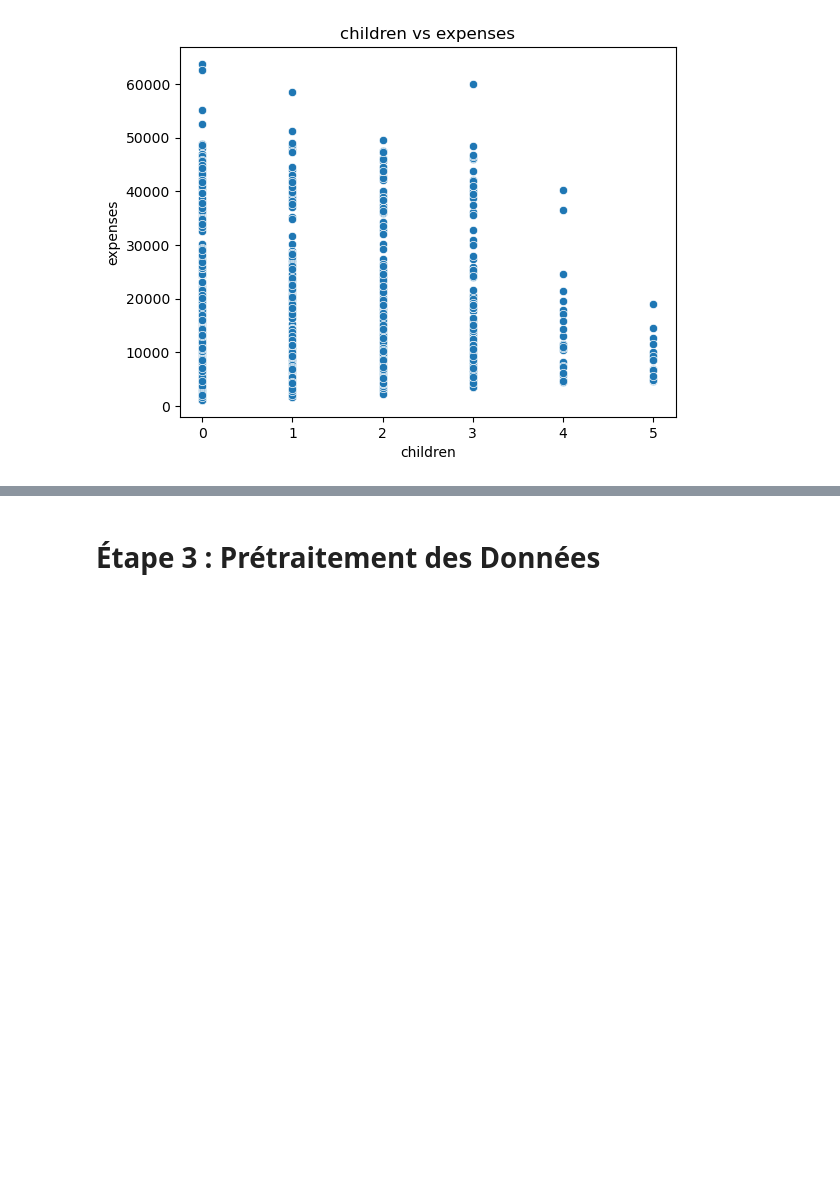
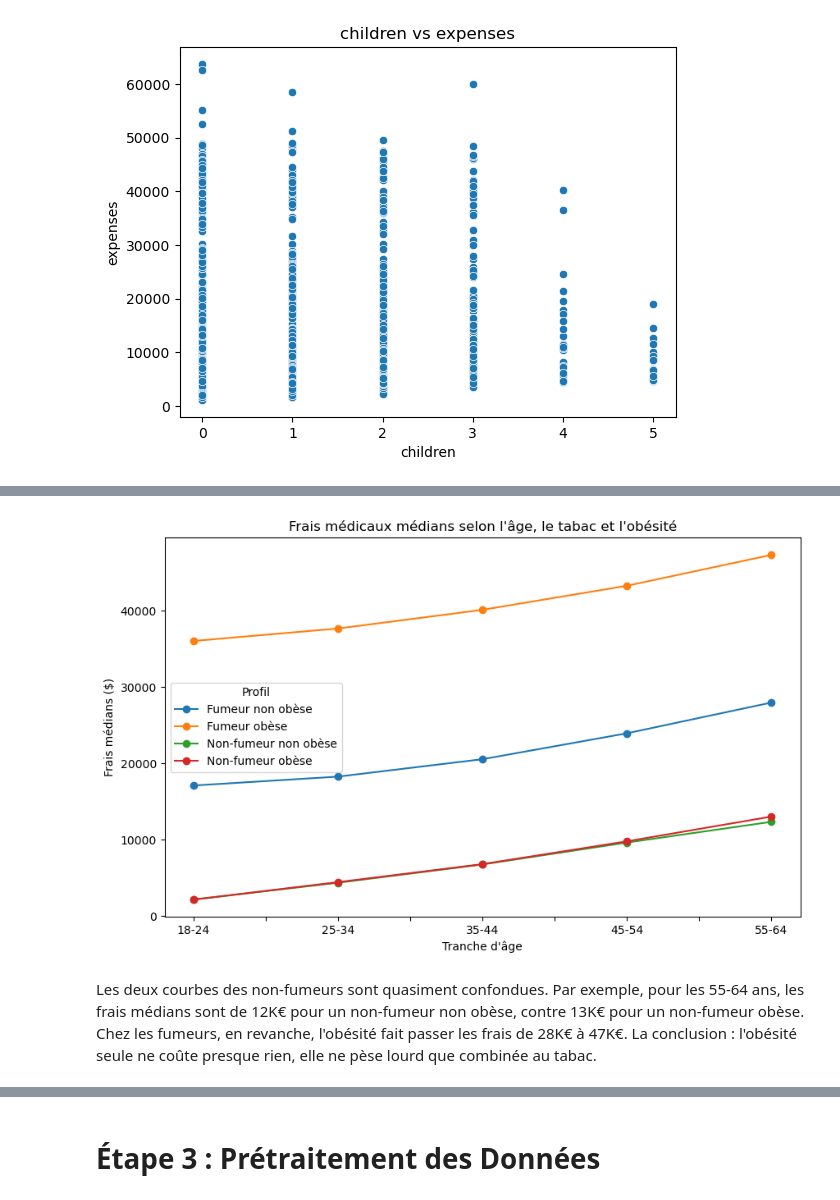
Before and after one commit to MounaMILADI/Projet-Aegis-health-coverage, a Jupyter notebook: Insurance.ipynb, the cells around one changed output, grey strips where cells are left out. Cells and saved outputs as stored; diff of their text form; code cells hidden in the pictures; blank space fills up the shorter version.

Commit message:
Mise à jour du notebook : introduction et profils de risque

```diff
--- a/Insurance.ipynb
+++ b/Insurance.ipynb
@@ -281,0 +317,15 @@ plt.show()
+# %%
+# Regroupement des assurés en 4 profils de risque, à partir du statut fumeur
+# et de l'IMC (seuil de l'obésité selon l'OMS : IMC >= 30), puis calcul des frais
+# médians par tranche d'âge, pour chiffrer l'effet combiné du tabac et de l'obésité
+def profil_risque(ligne):
+    tabac = "Fumeur" if ligne["smoker"] == "yes" else "Non-fumeur"
+    poids = "obèse" if ligne["bmi"] >= 30 else "non obèse"
+    return f"{tabac} {poids}"
+
+profils = df.assign(
+    profil=df.apply(profil_risque, axis=1),
+    tranche_age=pd.cut(df["age"], bins=[17, 24, 34, 44, 54, 64],
+                       labels=["18-24", "25-34", "35-44", "45-54", "55-64"]))
+
+profils.groupby(["tranche_age", "profil"], observed=True)["expenses"].median().unstack().round(0)
@@ -282 +340,15 @@ plt.show()
+# %%
+# Visualisation des frais médians par tranche d'âge pour les 4 profils de risque
+medianes = profils.groupby(["tranche_age", "profil"], observed=True)["expenses"].median().unstack()
+
+medianes.plot(marker="o", figsize=(10, 6))
+plt.title("Frais médicaux médians selon l'âge, le tabac et l'obésité")
+plt.xlabel("Tranche d'âge")
+plt.ylabel("Frais médians ($)")
+plt.legend(title="Profil")
+plt.show()
+# %% [output]
+[figure, added]
+# %% [markdown]
+Les deux courbes des non-fumeurs sont quasiment confondues. Par exemple, pour les 55-64 ans, les frais médians sont de 12K€ pour un non-fumeur non obèse, contre 13K€ pour un non-fumeur obèse. Chez les fumeurs, en revanche, l'obésité fait passer les frais de 28K€ à 47K€. La conclusion : l'obésité seule ne coûte presque rien, elle ne pèse lourd que combinée au tabac.
 # %% [markdown]
```
Also changed, not shown: parts of 14 cells of this notebook.
